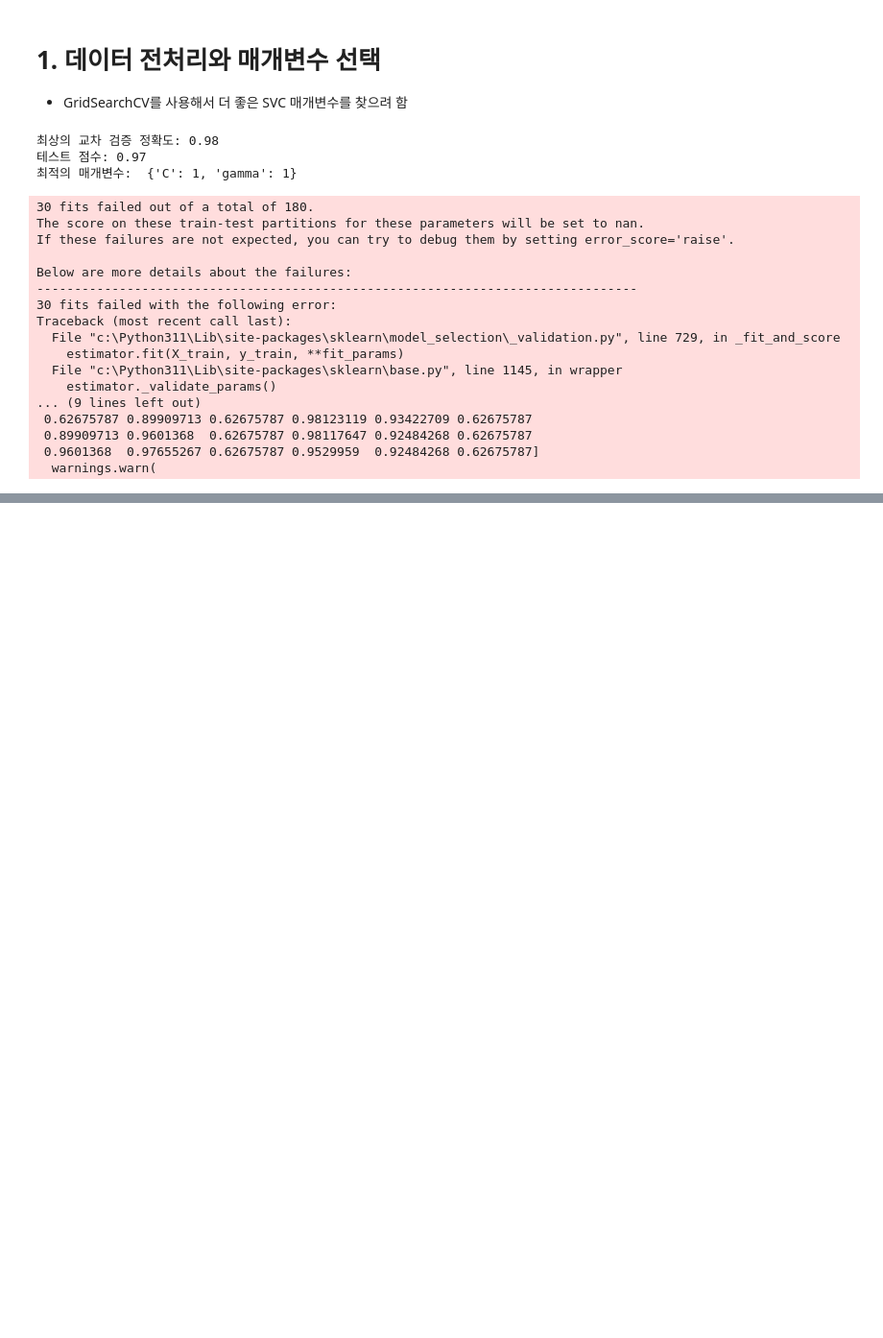
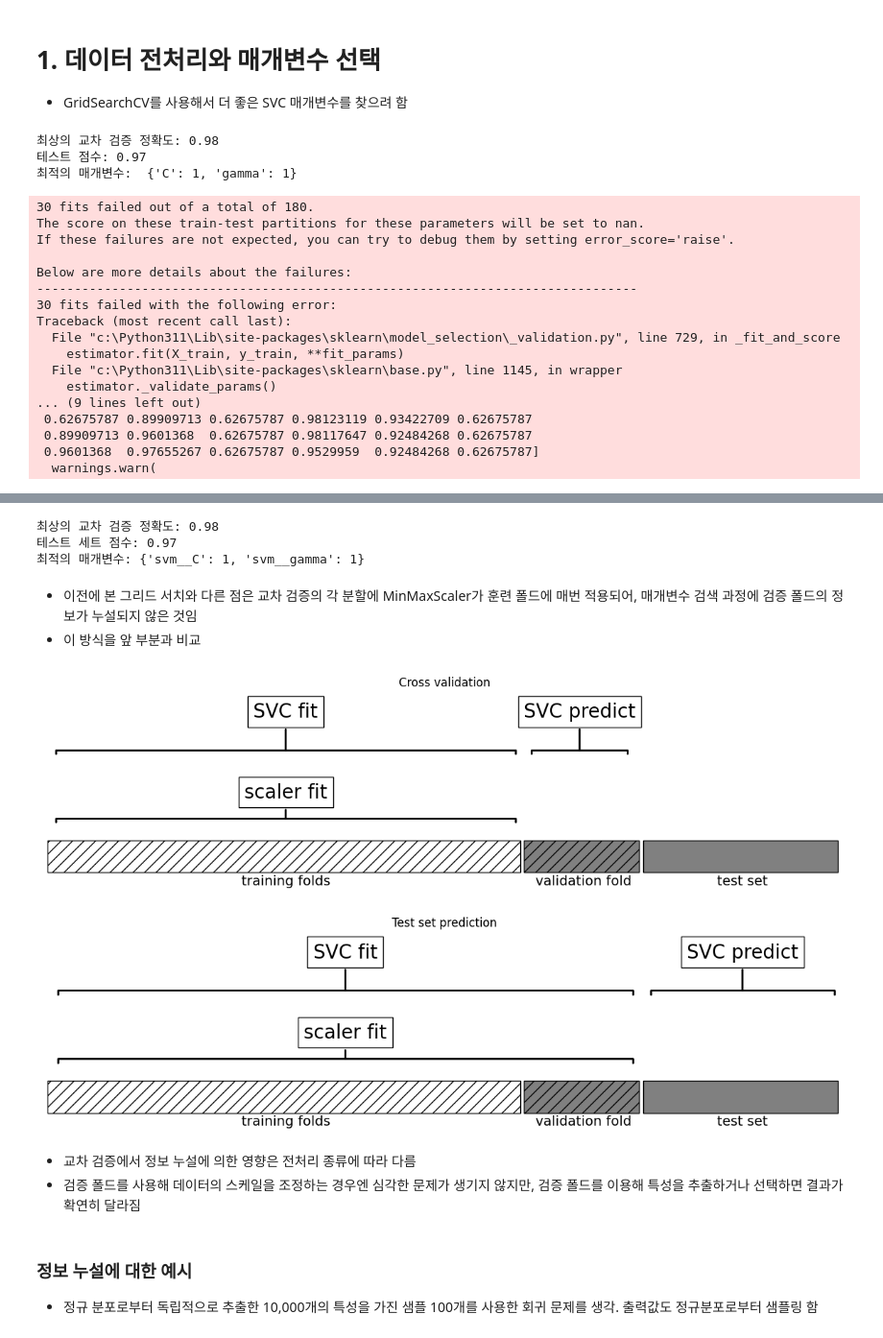
Before and after one commit to haribo09876/MachineLearning, a Jupyter notebook: 06. AlgorithmChainAndPipeline/01. DataPreprocessingAndParameterSelection.ipynb, the cells around one changed output, grey strips where cells are left out. Shown at 96% size. Cells and saved outputs as stored; diff of their text form; code cells hidden in the pictures; blank space fills up the shorter version.

```diff
--- a/06. AlgorithmChainAndPipeline/01. DataPreprocessingAndParameterSelection.ipynb
+++ b/06. AlgorithmChainAndPipeline/01. DataPreprocessingAndParameterSelection.ipynb
@@ -67,0 +133,24 @@ Traceback (most recent call last):
+# %%
+grid = GridSearchCV(pipe, param_grid=param_grid, cv=5)
+grid.fit(X_train, y_train)
+print("최상의 교차 검증 정확도: {:.2f}".format(grid.best_score_))
+print("테스트 세트 점수: {:.2f}".format(grid.score(X_test, y_test)))
+print("최적의 매개변수:", grid.best_params_)
+# %% [output]
+최상의 교차 검증 정확도: 0.98
+테스트 세트 점수: 0.97
+최적의 매개변수: {'svm__C': 1, 'svm__gamma': 1}
+# %% [markdown]
+- 이전에 본 그리드 서치와 다른 점은 교차 검증의 각 분할에 MinMaxScaler가 훈련 폴드에 매번 적용되어, 매개변수 검색 과정에 검증 폴드의 정보가 누설되지 않은 것임
+- 이 방식을 앞 부분과 비교
+# %%
+# 교차 검증 반복 안에서 전처리가 될 때 데이터 사용 형태
+mglearn.plots.plot_proper_processing()
+# %% [output]
+[figure, added]
+# %% [markdown]
+- 교차 검증에서 정보 누설에 의한 영향은 전처리 종류에 따라 다름
+- 검증 폴드를 사용해 데이터의 스케일을 조정하는 경우엔 심각한 문제가 생기지 않지만, 검증 폴드를 이용해 특성을 추출하거나 선택하면 결과가 확연히 달라짐
+# %% [markdown]
+### 정보 누설에 대한 예시
+- 정규 분포로부터 독립적으로 추출한 10,000개의 특성을 가진 샘플 100개를 사용한 회귀 문제를 생각. 출력값도 정규분포로부터 샘플링 함
```
Also changed, not shown: parts of 64 cells of this notebook, 1 other file.
